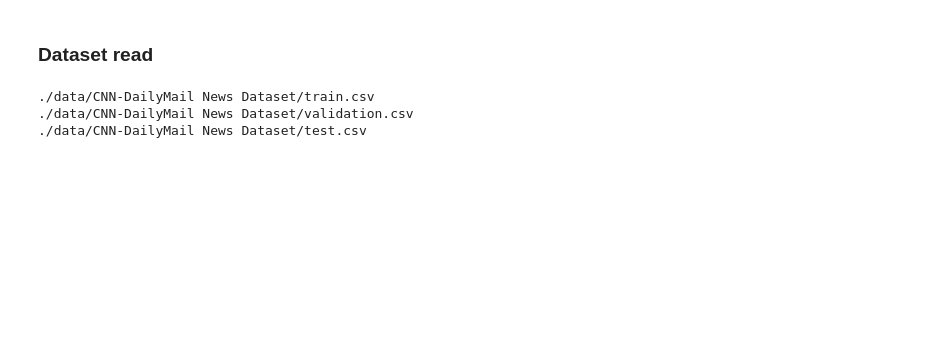
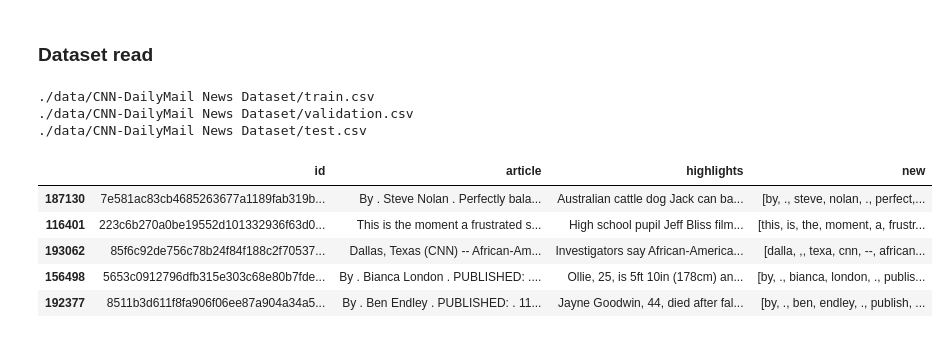
Before and after one commit to akshaygrao77/Text-Summarization, a Jupyter notebook: text_summarization_full.ipynb, the cells around one changed output. Cells and saved outputs as stored; diff of their text form; code cells hidden in the pictures; blank space fills up the shorter version.

```diff
--- a/text_summarization_full.ipynb
+++ b/text_summarization_full.ipynb
@@ -58,6 +69,8 @@ punctuations = string.punctuation
 print(punctuations)
 # %% [output]
 !"#$%&'()*+,-./:;<=>?@[\]^_`{|}~
+# %%
+punctuations_to_remove = "\"#$%&'()*+-/<=>[\]^_`{|}~"
 # %%
 import gensim.downloader as api
 print(list(gensim.downloader.info()['models'].keys()))
@@ -122,11 +185,12 @@ def spacy_lemmatizer(sentence,is_remove_stopword=False,is_remove_punct=False,ver
     # return preprocessed list of tokens
     return mytokens
 # %%
-def nltk_stemmer(stemmer_obj,sentence,is_remove_stopword=False,is_remove_punct=False):
+def nltk_stemmer(sentence,is_remove_stopword=False,punctuations_to_remove="",verbose=False):
+    stemmer_obj = SnowballStemmer(language='english')
     mytokens = word_tokenize(sentence)
     # print(mytokens)
     # Removing stop words and punctuations
-    mytokens = [ stemmer_obj.stem(word) for word in mytokens if (not is_remove_stopword or word not in stop_words) and (not is_remove_punct or word not in punctuations) ]
+    mytokens = [ stemmer_obj.stem(word) for word in mytokens if (not is_remove_stopword or word not in stop_words) and word not in punctuations_to_remove ]
 
     # return preprocessed list of tokens
     return mytokens
@@ -215,3 +303,14 @@ for dirname, _, filenames in os.walk('./data'):
 train_data = pd.read_csv('./data/CNN-DailyMail News Dataset/train.csv')
 test_data = pd.read_csv('./data/CNN-DailyMail News Dataset/test.csv')
 valid_data = pd.read_csv('./data/CNN-DailyMail News Dataset/validation.csv')
+# %%
+tmp = train_data.sample(5)
+tmp["new"] = tmp["article"].apply(lambda x: nltk_stemmer(x,punctuations_to_remove=punctuations_to_remove))
+tmp
+# %% [output]
+|  | id | article | highlights | new |
+| 187130 | 7e581ac83cb4685263677a1189fab319b... | By . Steve Nolan . Perfectly bala... | Australian cattle dog Jack can ba... | [by, ., steve, nolan, ., perfect,... |
+| 116401 | 223c6b270a0be19552d101332936f63d0... | This is the moment a frustrated s... | High school pupil Jeff Bliss film... | [this, is, the, moment, a, frustr... |
+| 193062 | 85f6c92de756c78b24f84f188c2f70537... | Dallas, Texas (CNN) -- African-Am... | Investigators say African-America... | [dalla, ,, texa, cnn, --, african... |
+| 156498 | 5653c0912796dfb315e303c68e80b7fde... | By . Bianca London . PUBLISHED: .... | Ollie, 25, is 5ft 10in (178cm) an... | [by, ., bianca, london, ., publis... |
+| 192377 | 8511b3d611f8fa906f06ee87a904a34a5... | By . Ben Endley . PUBLISHED: . 11... | Jayne Goodwin, 44, died after fal... | [by, ., ben, endley, ., publish, ... |
```
Also changed, not shown: parts of 63 cells of this notebook.
